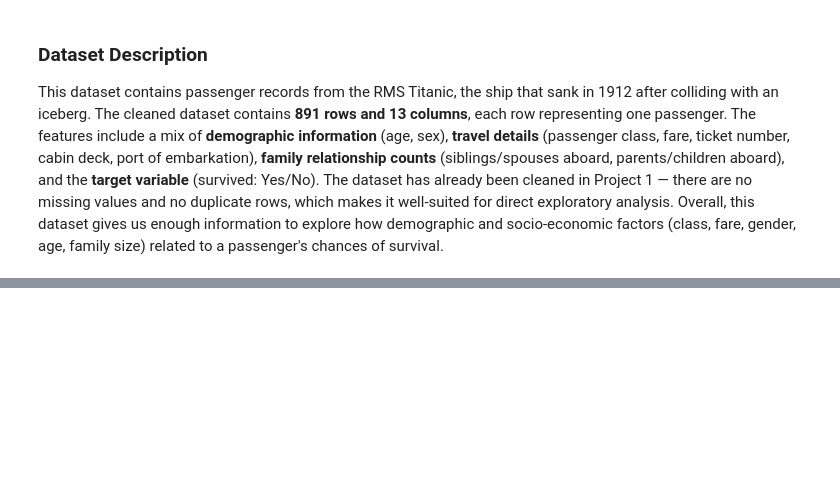
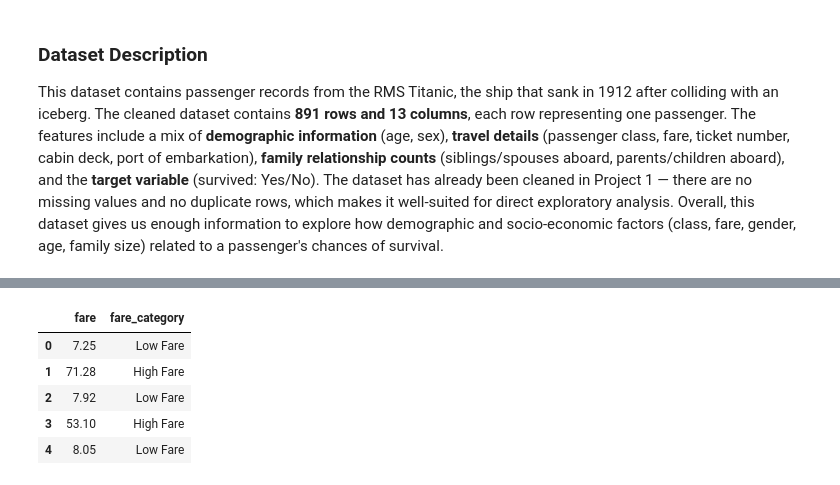
Before and after one commit to Aneesa254/Titanic-EDA-Weekly-Project, a Jupyter notebook: Titanic_EDA.ipynb, the cells around one changed output, grey strips where cells are left out. Saved outputs shown, nothing was run; the diff lists cells and outputs as text; code cells hidden in the pictures; blank space fills up the shorter version.

```diff
--- a/Titanic_EDA.ipynb
+++ b/Titanic_EDA.ipynb
@@ -191,0 +284,21 @@ analysis. Overall, this dataset gives us enough information to explore how demog
+# %%
+def fare_category(fare):
+    if fare < 15:
+        return 'Low Fare'
+    elif fare < 40:
+        return 'Medium Fare'
+    else:
+        return 'High Fare'
+
+df['fare_category'] = df['fare'].apply(fare_category)
+df['fare_category'] = pd.Categorical(df['fare_category'],
+                                      categories=['Low Fare', 'Medium Fare', 'High Fare'],
+                                      ordered=True)
+df[['fare', 'fare_category']].head()
+# %% [output]
+|  | fare | fare_category |
+| 0 | 7.25 | Low Fare |
+| 1 | 71.28 | High Fare |
+| 2 | 7.92 | Low Fare |
+| 3 | 53.10 | High Fare |
+| 4 | 8.05 | Low Fare |
```
Also changed, not shown: parts of 15 cells of this notebook.
